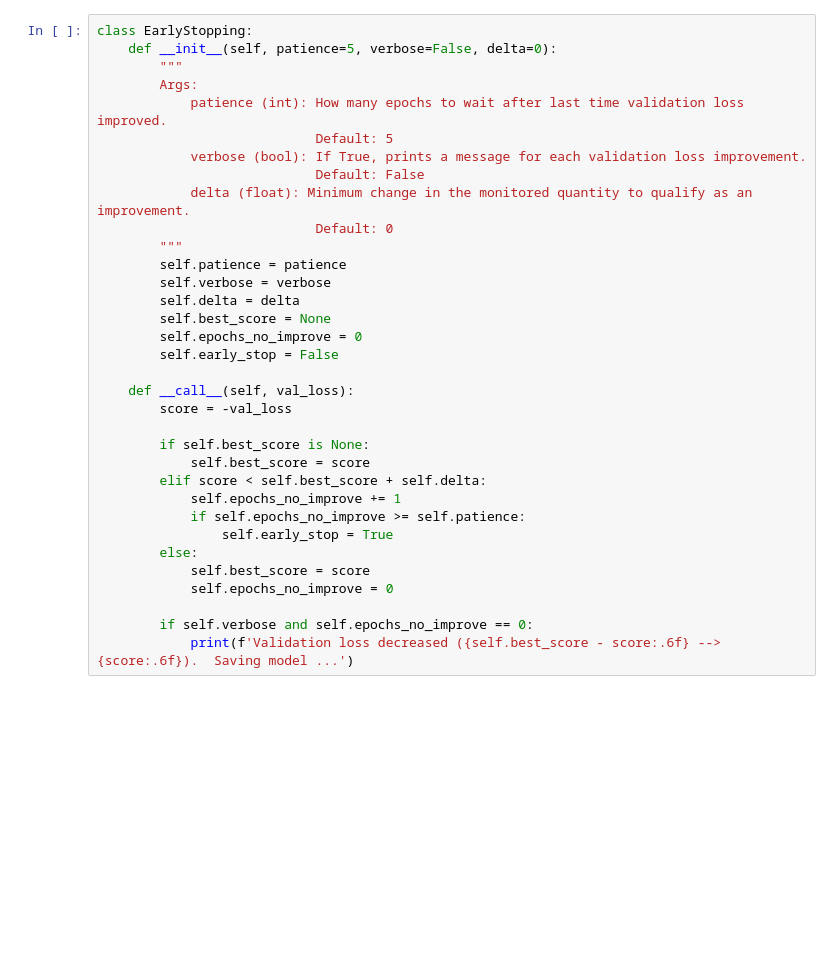
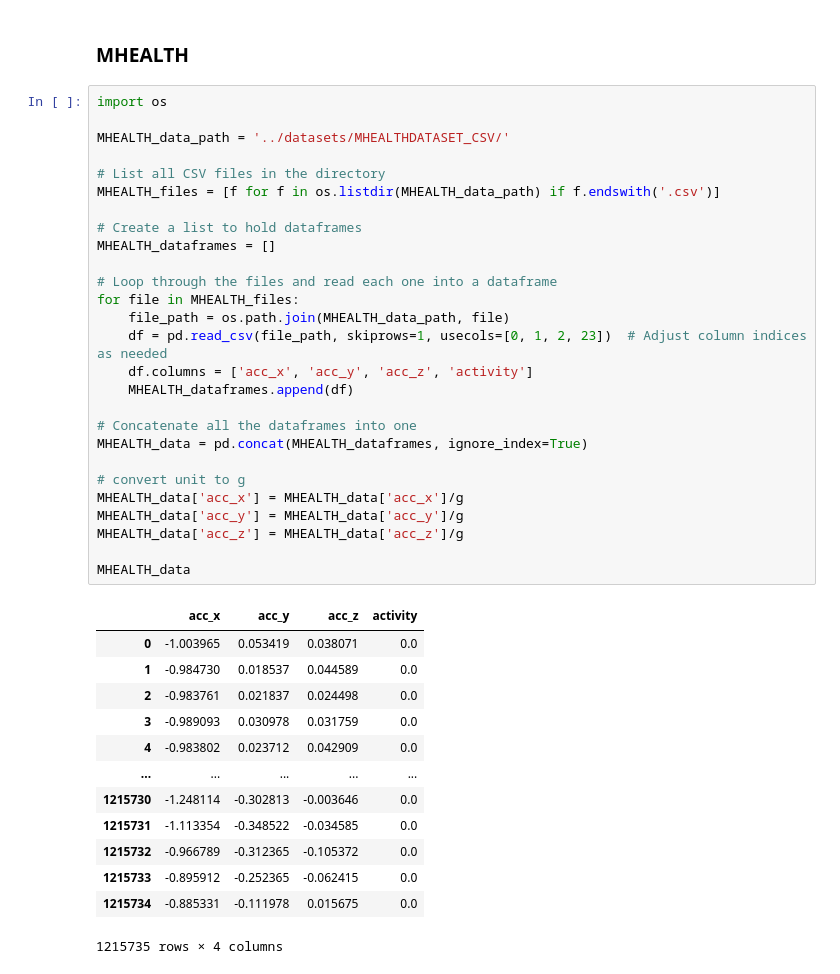
Before and after one commit to johnymeng/gait-project, a Jupyter notebook: Chiyuan_VAE+CNN/VAE_CNN.ipynb, the cells around one changed output. Drawn from its saved outputs; the diff is of its cells as text; blank space fills up the shorter version.

```diff
--- a/Chiyuan_VAE+CNN/VAE_CNN.ipynb
+++ b/Chiyuan_VAE+CNN/VAE_CNN.ipynb
@@ -194,34 +307,43 @@ X_train, X_test, y_train, y_test = train_test_split(spectrograms, windowed_label
-# %%
-class EarlyStopping:
-    def __init__(self, patience=5, verbose=False, delta=0):
-        """
-        Args:
-            patience (int): How many epochs to wait after last time validation loss improved.
-                            Default: 5
-            verbose (bool): If True, prints a message for each validation loss improvement.
-                            Default: False
-            delta (float): Minimum change in the monitored quantity to qualify as an improvement.
-                            Default: 0
-        """
-        self.patience = patience
-        self.verbose = verbose
-        self.delta = delta
-        self.best_score = None
-        self.epochs_no_improve = 0
-        self.early_stop = False
-
-    def __call__(self, val_loss):
-        score = -val_loss
-
-        if self.best_score is None:
-            self.best_score = score
-        elif score < self.best_score + self.delta:
-            self.epochs_no_improve += 1
-            if self.epochs_no_improve >= self.patience:
-                self.early_stop = True
-        else:
-            self.best_score = score
-            self.epochs_no_improve = 0
-
-        if self.verbose and self.epochs_no_improve == 0:
-            print(f'Validation loss decreased ({self.best_score - score:.6f} --> {score:.6f}).  Saving model ...')
+# %% [markdown]
+### MHEALTH
+# %%
+import os
+
+MHEALTH_data_path = '../datasets/MHEALTHDATASET_CSV/'
+
+# List all CSV files in the directory
+MHEALTH_files = [f for f in os.listdir(MHEALTH_data_path) if f.endswith('.csv')]
+
+# Create a list to hold dataframes
+MHEALTH_dataframes = []
+
+# Loop through the files and read each one into a dataframe
+for file in MHEALTH_files:
+    file_path = os.path.join(MHEALTH_data_path, file)
+    df = pd.read_csv(file_path, skiprows=1, usecols=[0, 1, 2, 23])  # Adjust column indices as needed
+    df.columns = ['acc_x', 'acc_y', 'acc_z', 'activity']
+    MHEALTH_dataframes.append(df)
+
+# Concatenate all the dataframes into one
+MHEALTH_data = pd.concat(MHEALTH_dataframes, ignore_index=True)
+
+# convert unit to g
+MHEALTH_data['acc_x'] = MHEALTH_data['acc_x']/g
+MHEALTH_data['acc_y'] = MHEALTH_data['acc_y']/g
+MHEALTH_data['acc_z'] = MHEALTH_data['acc_z']/g
+
+MHEALTH_data
+# %% [output]
+|  | acc_x | acc_y | acc_z | activity |
+| 0 | -1.003965 | 0.053419 | 0.038071 | 0.0 |
+| 1 | -0.984730 | 0.018537 | 0.044589 | 0.0 |
+| 2 | -0.983761 | 0.021837 | 0.024498 | 0.0 |
+| 3 | -0.989093 | 0.030978 | 0.031759 | 0.0 |
+| 4 | -0.983802 | 0.023712 | 0.042909 | 0.0 |
+| ... | ... | ... | ... | ... |
+| 1215730 | -1.248114 | -0.302813 | -0.003646 | 0.0 |
+| 1215731 | -1.113354 | -0.348522 | -0.034585 | 0.0 |
+| 1215732 | -0.966789 | -0.312365 | -0.105372 | 0.0 |
+| 1215733 | -0.895912 | -0.252365 | -0.062415 | 0.0 |
+| 1215734 | -0.885331 | -0.111978 | 0.015675 | 0.0 |
+1215735 rows × 4 columns
```
Also changed, not shown: parts of 21 cells of this notebook, 3 other files.
